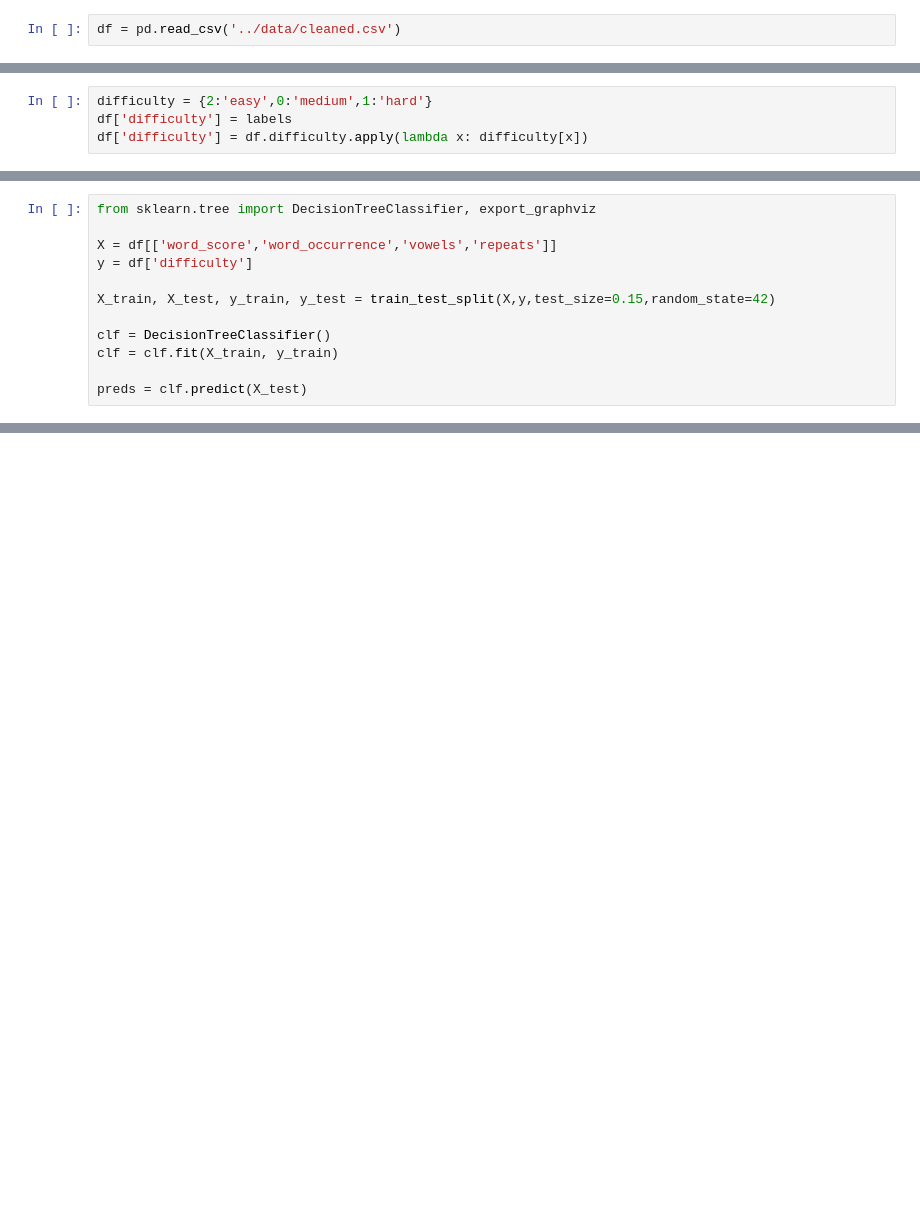
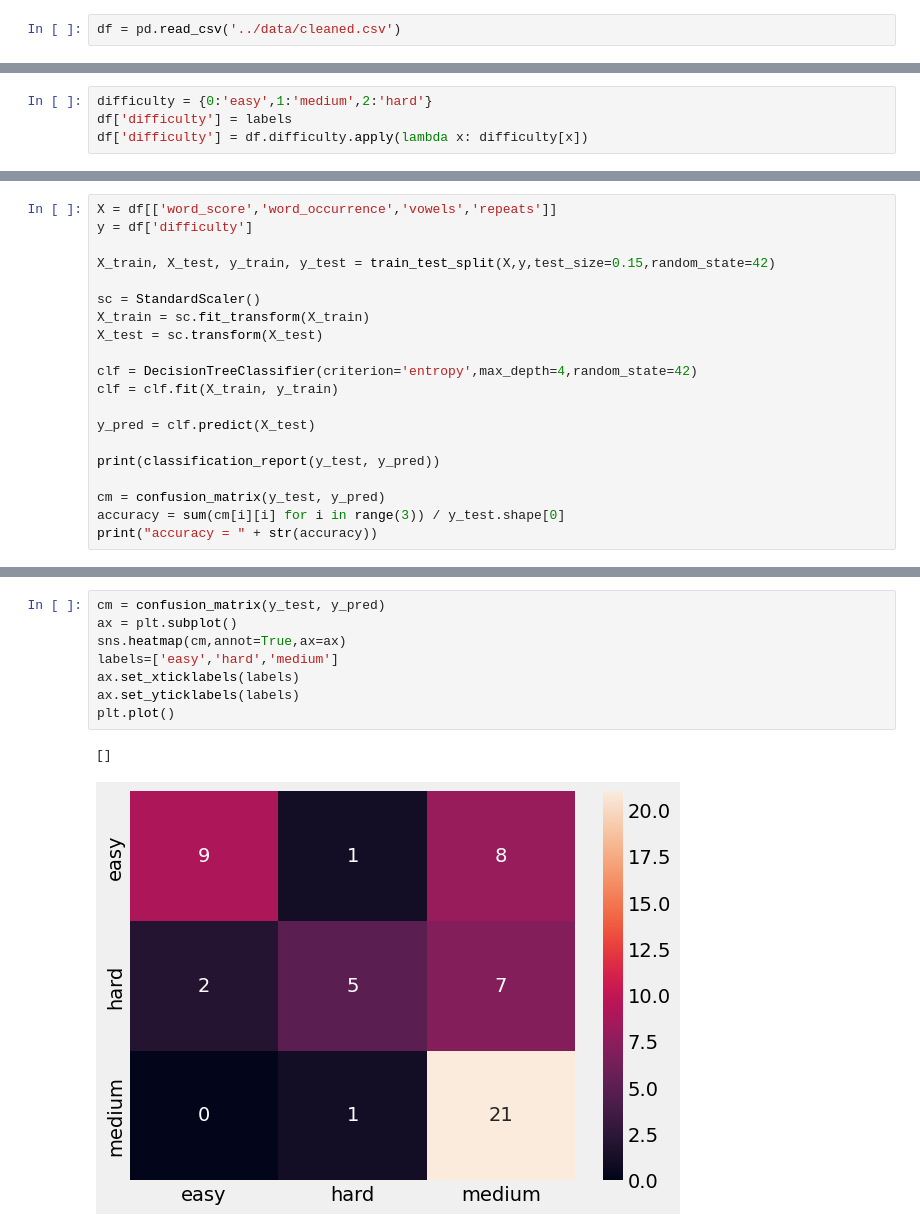
Before and after one commit to carlostbello/COMAP2023, a Jupyter notebook: src/word_difficulty.ipynb, the cells around one changed output, grey strips where cells are left out. Cells and saved outputs as stored; diff of their text form; blank space fills up the shorter version.

```diff
--- a/src/word_difficulty.ipynb
+++ b/src/word_difficulty.ipynb
@@ -128,5 +79,5 @@ See the caveats in the documentation: https://pandas.pydata.org/pandas-docs/stab
 # %%
-difficulty = {2:'easy',0:'medium',1:'hard'}
+difficulty = {0:'easy',1:'medium',2:'hard'}
 df['difficulty'] = labels
 df['difficulty'] = df.difficulty.apply(lambda x: difficulty[x])
 # %%
@@ -158,12 +99,20 @@ Index(['date', 'contest_num', 'word', 'num_results', 'num_hardmode', 'in1',
 # %%
-from sklearn.tree import DecisionTreeClassifier, export_graphviz
-
 X = df[['word_score','word_occurrence','vowels','repeats']]
 y = df['difficulty']
 
 X_train, X_test, y_train, y_test = train_test_split(X,y,test_size=0.15,random_state=42)
 
-clf = DecisionTreeClassifier()
+sc = StandardScaler()
+X_train = sc.fit_transform(X_train)
+X_test = sc.transform(X_test)
+
+clf = DecisionTreeClassifier(criterion='entropy',max_depth=4,random_state=42)
 clf = clf.fit(X_train, y_train)
 
-preds = clf.predict(X_test)
+y_pred = clf.predict(X_test)
+
+print(classification_report(y_test, y_pred))
+
+cm = confusion_matrix(y_test, y_pred)
+accuracy = sum(cm[i][i] for i in range(3)) / y_test.shape[0]
+print("accuracy = " + str(accuracy))
@@ -169,0 +131,11 @@ preds = clf.predict(X_test)
+# %%
+cm = confusion_matrix(y_test, y_pred)
+ax = plt.subplot()
+sns.heatmap(cm,annot=True,ax=ax)
+labels=['easy','hard','medium']
+ax.set_xticklabels(labels)
+ax.set_yticklabels(labels)
+plt.plot()
+# %% [output]
+[]
+[figure, added]
```
Also changed, not shown: parts of 8 cells of this notebook, 2 other files.
